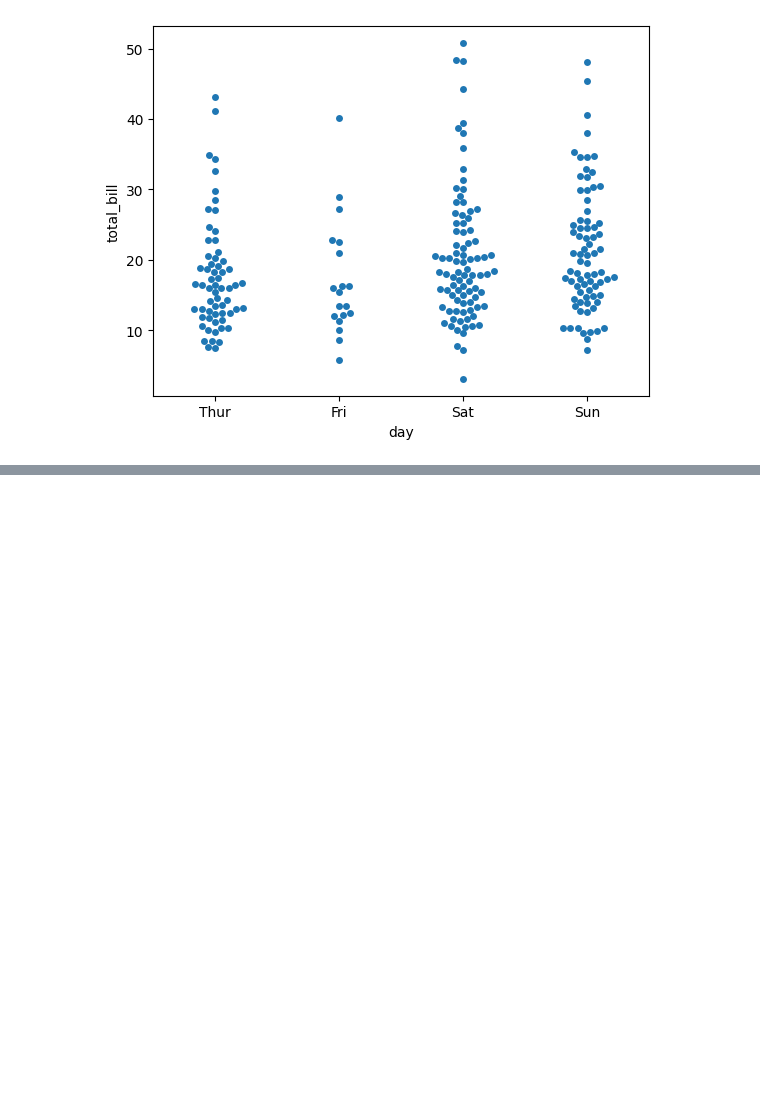
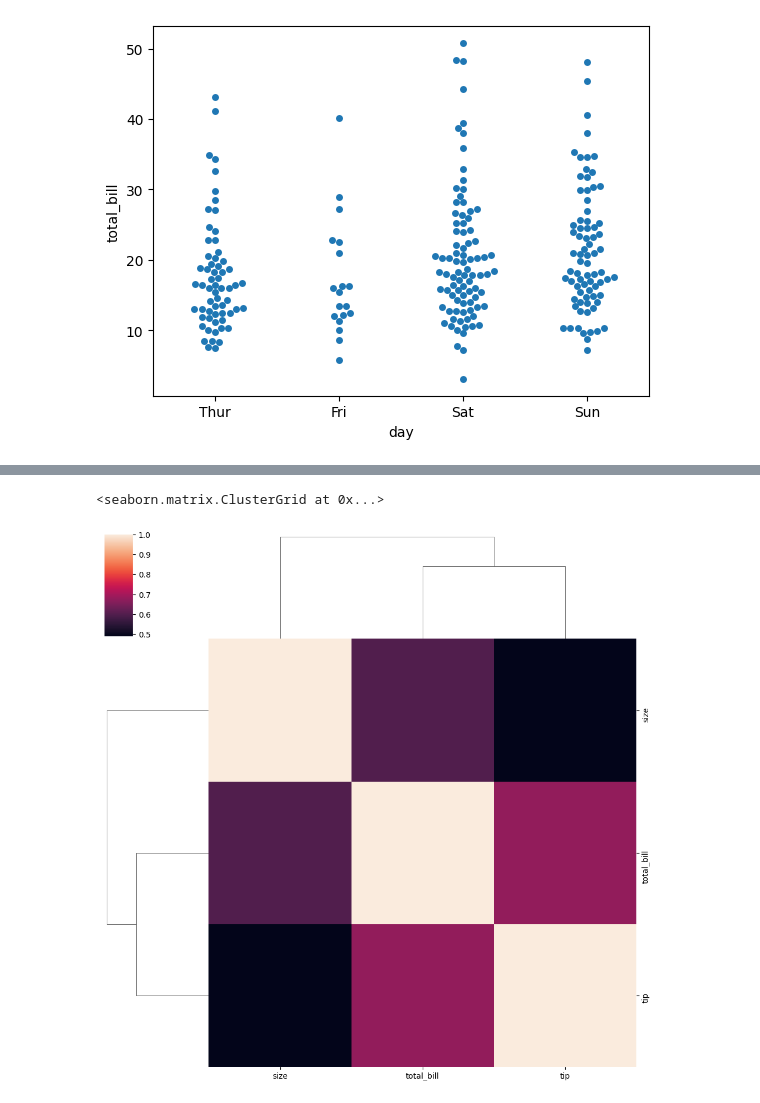
Before and after one commit to Aniket-Kumar-7/MATLlab, a Jupyter notebook: Matlab.ipynb, the cells around one changed output, grey strips where cells are left out. Drawn from its saved outputs; the diff is of its cells as text; code cells hidden in the pictures; blank space fills up the shorter version.

```diff
--- a/Matlab.ipynb
+++ b/Matlab.ipynb
@@ -174,0 +234,5 @@ sbn.swarmplot(y=df['total_bill'],x=df['day'])
+# %%
+sbn.clustermap(tipmatrix_data)
+# %% [output]
+<seaborn.matrix.ClusterGrid at 0x...>
+[figure, added]
```
Also changed, not shown: parts of 31 cells of this notebook.
